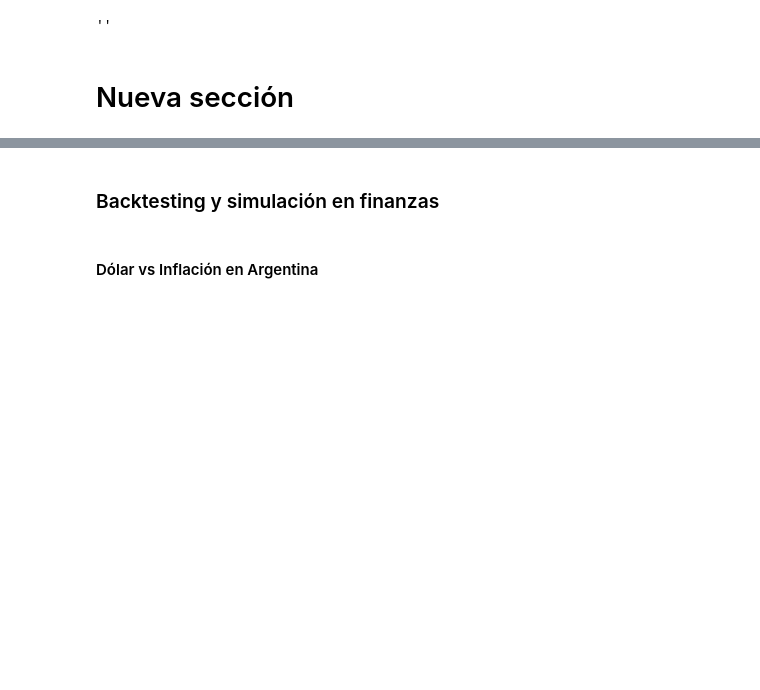
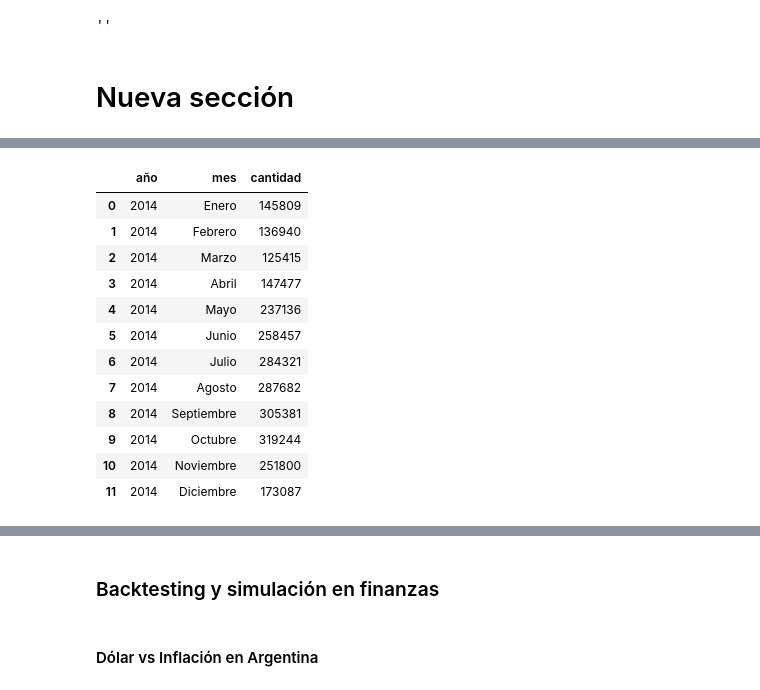
Before and after one commit to SebaSego/AnalisisDatos, a Jupyter notebook: Biocombustible.ipynb, the cells around one changed output, grey strips where cells are left out. Cells and saved outputs as stored; diff of their text form; code cells hidden in the pictures; blank space fills up the shorter version.

Commit message:
filtrado de columnas a utilizar

```diff
--- a/Biocombustible.ipynb
+++ b/Biocombustible.ipynb
@@ -37,0 +53,19 @@ soja_df.read()
+# %%
+filtro=soja_df.columns.isin(['año', 'mes', 'cantidad'])
+selectedCols =soja_df.columns[filtro]
+df = soja_df[selectedCols]
+df[0:12]
+# %% [output]
+|  | año | mes | cantidad |
+| 0 | 2014 | Enero | 145809 |
+| 1 | 2014 | Febrero | 136940 |
+| 2 | 2014 | Marzo | 125415 |
+| 3 | 2014 | Abril | 147477 |
+| 4 | 2014 | Mayo | 237136 |
+| 5 | 2014 | Junio | 258457 |
+| 6 | 2014 | Julio | 284321 |
+| 7 | 2014 | Agosto | 287682 |
+| 8 | 2014 | Septiembre | 305381 |
+| 9 | 2014 | Octubre | 319244 |
+| 10 | 2014 | Noviembre | 251800 |
+| 11 | 2014 | Diciembre | 173087 |
```
Also changed, not shown: parts of 3 cells of this notebook.
